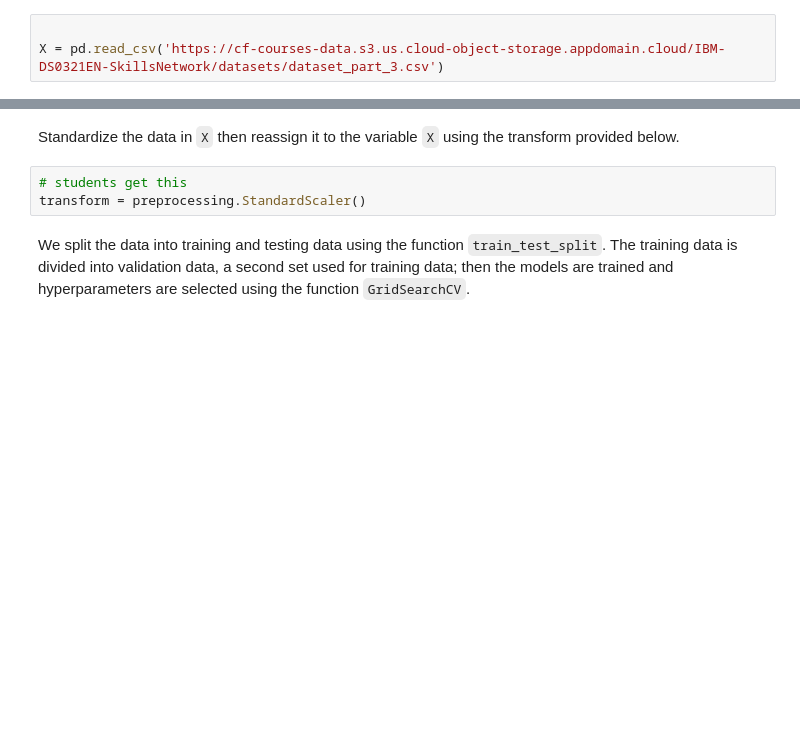
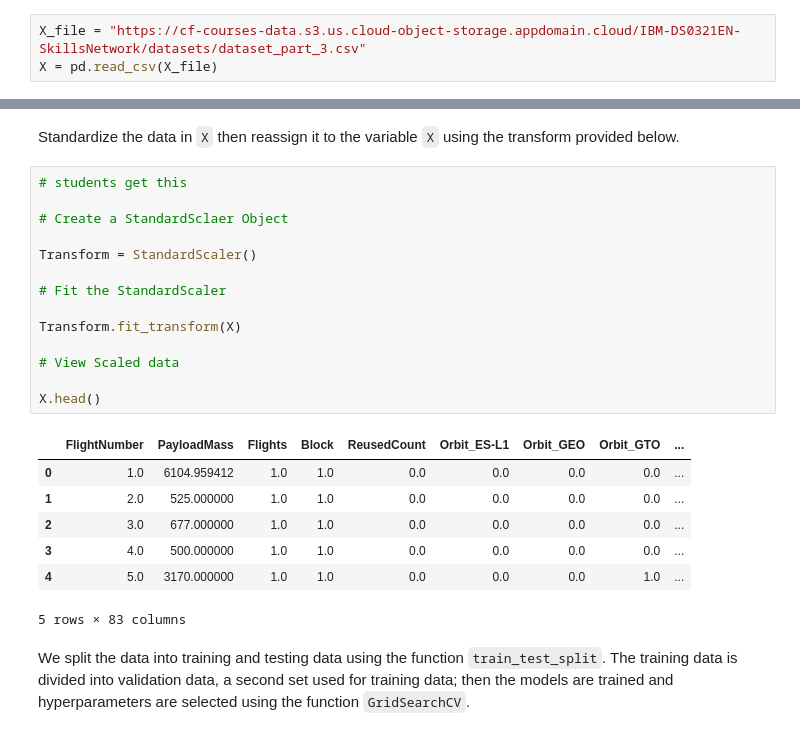
Before and after one commit to Chiwama-MM/SpaceX_RocketLanding_Prediction, a Jupyter notebook: SpaceX-Machine-Learning-Prediction-Part-5-v1.ipynb, the cells around one changed output, grey strips where cells are left out. Drawn from its saved outputs; the diff is of its cells as text; blank space fills up the shorter version.

```diff
--- a/SpaceX-Machine-Learning-Prediction-Part-5-v1.ipynb
+++ b/SpaceX-Machine-Learning-Prediction-Part-5-v1.ipynb
@@ -90,5 +102,5 @@ data.head()
 # %%
-
-X = pd.read_csv('https://cf-courses-data.s3.us.cloud-object-storage.appdomain.cloud/IBM-DS0321EN-SkillsNetwork/datasets/dataset_part_3.csv')
+X_file = "https://cf-courses-data.s3.us.cloud-object-storage.appdomain.cloud/IBM-DS0321EN-SkillsNetwork/datasets/dataset_part_3.csv"
+X = pd.read_csv(X_file)
 # %%
 X.head(100)
@@ -101,9 +133,28 @@ assign it  to the variable <code>Y</code>,make sure the output is a  Pandas seri
 ## TASK  2
 # %% [markdown]
 Standardize the data in <code>X</code> then reassign it to the variable  <code>X</code> using the transform provided below.
-# %%
-# students get this
-transform = preprocessing.StandardScaler()
+# %%
+# students get this
+
+# Create a StandardSclaer Object
+
+Transform = StandardScaler()
+
+# Fit the StandardScaler
+
+Transform.fit_transform(X)
+
+# View Scaled data
+
+X.head()
+# %% [output]
+|  | FlightNumber | PayloadMass | Flights | Block | ReusedCount | Orbit_ES-L1 | Orbit_GEO | Orbit_GTO | ... |
+| 0 | 1.0 | 6104.959412 | 1.0 | 1.0 | 0.0 | 0.0 | 0.0 | 0.0 | ... |
+| 1 | 2.0 | 525.000000 | 1.0 | 1.0 | 0.0 | 0.0 | 0.0 | 0.0 | ... |
+| 2 | 3.0 | 677.000000 | 1.0 | 1.0 | 0.0 | 0.0 | 0.0 | 0.0 | ... |
+| 3 | 4.0 | 500.000000 | 1.0 | 1.0 | 0.0 | 0.0 | 0.0 | 0.0 | ... |
+| 4 | 5.0 | 3170.000000 | 1.0 | 1.0 | 0.0 | 0.0 | 0.0 | 1.0 | ... |
+5 rows × 83 columns
 # %% [markdown]
 We split the data into training and testing data using the  function  <code>train_test_split</code>.   The training data is divided into validation data, a second set used for training  data; then the models are trained and hyperparameters are selected using the function <code>GridSearchCV</code>.
 # %% [markdown]
```
Also changed, not shown: parts of 14 cells of this notebook.
